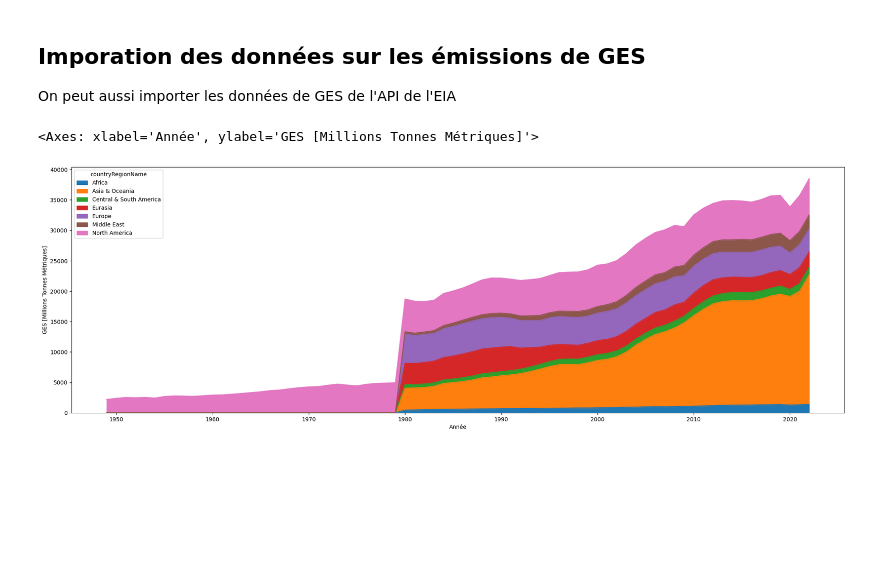
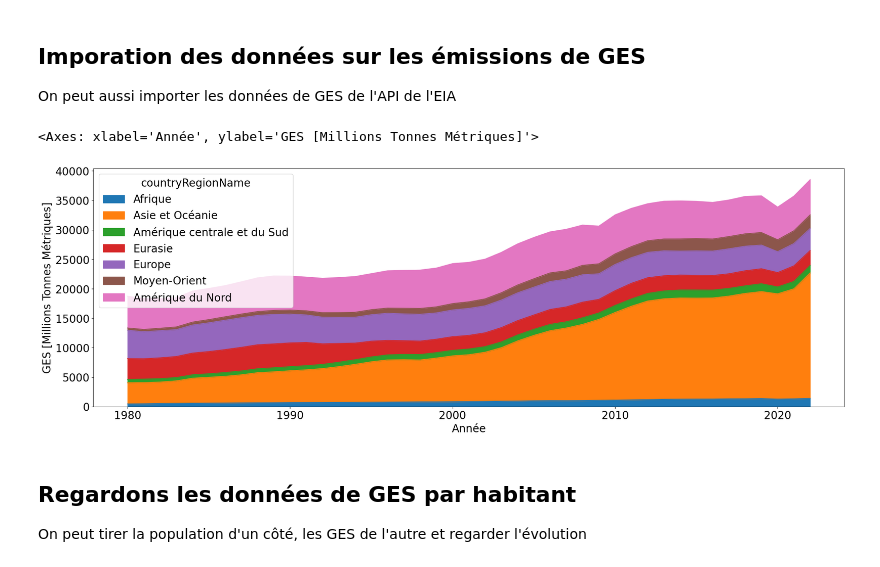
Before and after one commit to EPMPaulPoly/ECON40606-Dev1-Paul-Charbonneau, a Jupyter notebook: ECON40606-Devoir1.ipynb, the cells around one changed output. Drawn from its saved outputs; the diff is of its cells as text; code cells hidden in the pictures; blank space fills up the shorter version.

```diff
--- a/ECON40606-Devoir1.ipynb
+++ b/ECON40606-Devoir1.ipynb
@@ -20,3 +15,17 @@ plt.rcParams['figure.figsize'] = [25, 8]
+# %%
+import pandas as pd
+import matplotlib.pyplot as plt
+from utils.eia_internation_data_queries import eia_api_PC,plot_by_region_and_type
+from matplotlib import patches
+
+api = eia_api_PC()
+plt.rcParams['figure.figsize'] = [25, 8]
+plt.rcParams.update({'font.size': 20})
+country_dict_francais = {"Africa":"Afrique","Asia & Oceania":"Asie et Océanie","Central & South America":"Amérique centrale et du Sud","Eurasia":"Eurasie","Europe":"Europe","Middle East":"Moyen-Orient","North America":"Amérique du Nord"}
+fuel_dict_francais = {"Coal":"Charbon","Natural gas":"Gaz Naturel","Petroleum and other liquids":"Pétrole et autres liquides","Nuclear":"Nucléaire","Renewables and other":"Renouvelables et autres"}
+region_list_by_region = ["AFRC","ASOC","CSAM","EURA","EURO","MIDE","NOAM"]
+region_list_global = "WORL"
+bar_plot_year_list = [1981,1990,2000,2010,2020]
 # %% [markdown]
 ## Importation des données de population et de PIB
 On peut aller chercher quels sont les numéros de requêtes et les unités dans cet utilitaire:
@@ -48,11 +275,17 @@ plot_by_region_and_type(data_energy_consumption,kind="line")
 On peut aussi importer les données de GES de l'API de l'EIA
 # %%
 data_emissions = api.get_data_by_id(["4008","4002","3002","4006"])
+data_emissions = data_emissions.loc[data_emissions["period"]>1979]
 data_emissions_total = data_emissions.loc[data_emissions["productName"]=="CO2 emissions"]
 dude = data_emissions_total.index[0]
 data_emissions_total_units = data_emissions_total.loc[dude,"unitName"]
 data_emissions_total_pivot = data_emissions_total.pivot(index="period",columns="countryRegionName",values="value")
+data_emissions_total_pivot = data_emissions_total_pivot.rename(columns=country_dict_francais)
 data_emissions_total_pivot.plot(kind="area",xlabel="Année",ylabel="GES [Millions Tonnes Métriques]")
 # %% [output]
 <Axes: xlabel='Année', ylabel='GES [Millions Tonnes Métriques]'>
-[figure, old version]
+[figure, new version]
+# %% [markdown]
+## Regardons les données de GES par habitant
+
+On peut tirer la population d'un côté, les GES de l'autre et regarder l'évolution
```
Also changed, not shown: parts of 17 cells of this notebook, 2 other files.
